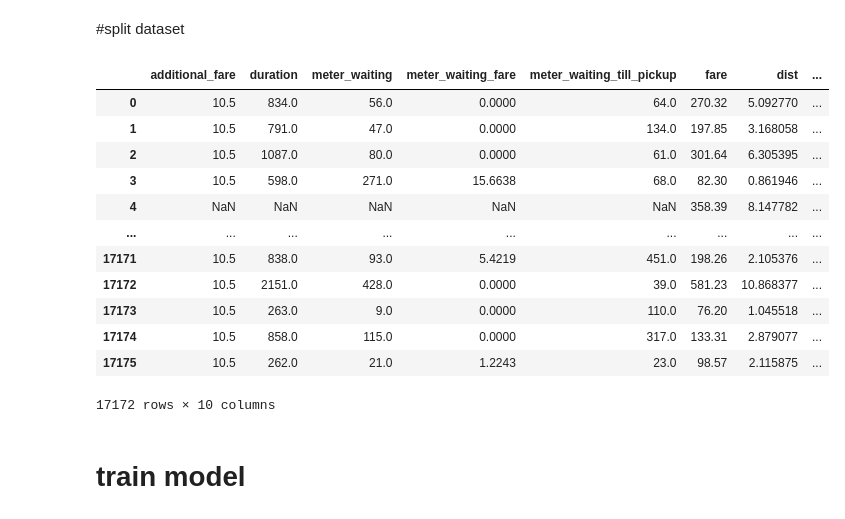
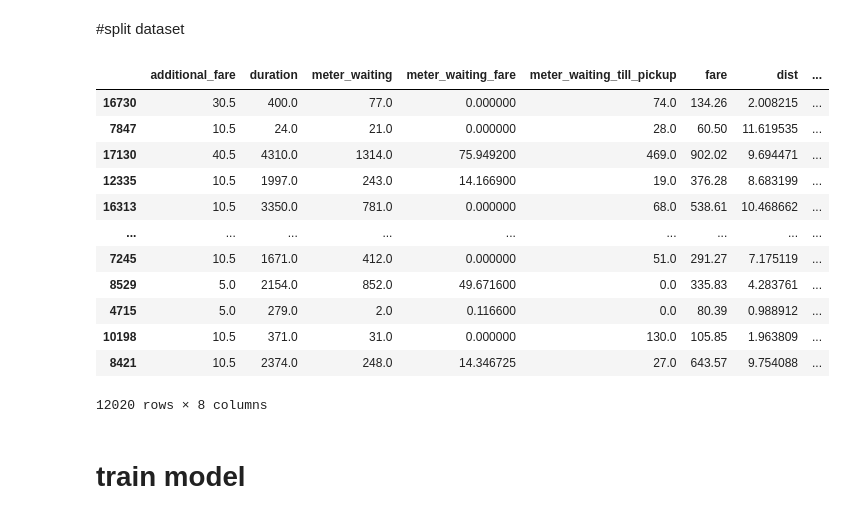
Before and after one commit to Dhananjana97/ML-Ride-Fair, a Jupyter notebook: fare_per_dist,time_type.ipynb, the cells around one changed output. Cells and saved outputs as stored; diff of their text form; code cells hidden in the pictures.

```diff
--- a/fare_per_dist,time_type.ipynb
+++ b/fare_per_dist,time_type.ipynb
@@ -181,0 +168,3 @@ getDistance(features_df)
+# %%
+features_df=train_df
+getDistance(features_df)
@@ -412,3 +377,0 @@ get_pickup_hour(features_df)
-# %%
-features_df['pickup_hour']=get_pickup_hour(features_df)
-features_df
@@ -458,8 +380,8 @@ features_df.groupby('pickup_hour').mean()
 # %% [markdown]
 # Define featues
 # %%
-features=['additional_fare','duration','meter_waiting','meter_waiting_fare','meter_waiting_till_pickup','fare','dist','Fare_per_dist','Fare_per_min','pickup_hour']
-num_features=['additional_fare','duration','meter_waiting','meter_waiting_fare','meter_waiting_till_pickup','fare','dist','Fare_per_dist','Fare_per_min','pickup_hour']
+features=['additional_fare','duration','meter_waiting','meter_waiting_fare','meter_waiting_till_pickup','fare','dist','Fare_per_min','Fare_per_dist']
+num_features=['additional_fare','duration','meter_waiting','meter_waiting_fare','meter_waiting_till_pickup','fare','dist','Fare_per_min','Fare_per_dist']
 # cat_features=['Time_type']
 # %%
 final_features_df=features_df[features]
@@ -625,25 +516,25 @@ rf_random.get_params()
 # %%
 X_train, X_eval, y_train, y_eval = train_test_split(
     final_features_df,
     labels_df,
     test_size=0.3,
     shuffle=True,
     random_state=6
 )
-final_features_df
+X_train
 # %% [output]
 |  | additional_fare | duration | meter_waiting | meter_waiting_fare | meter_waiting_till_pickup | fare | dist | ... |
-| 0 | 10.5 | 834.0 | 56.0 | 0.0000 | 64.0 | 270.32 | 5.092770 | ... |
-| 1 | 10.5 | 791.0 | 47.0 | 0.0000 | 134.0 | 197.85 | 3.168058 | ... |
-| 2 | 10.5 | 1087.0 | 80.0 | 0.0000 | 61.0 | 301.64 | 6.305395 | ... |
-| 3 | 10.5 | 598.0 | 271.0 | 15.6638 | 68.0 | 82.30 | 0.861946 | ... |
-| 4 | NaN | NaN | NaN | NaN | NaN | 358.39 | 8.147782 | ... |
+| 16730 | 30.5 | 400.0 | 77.0 | 0.000000 | 74.0 | 134.26 | 2.008215 | ... |
+| 7847 | 10.5 | 24.0 | 21.0 | 0.000000 | 28.0 | 60.50 | 11.619535 | ... |
+| 17130 | 40.5 | 4310.0 | 1314.0 | 75.949200 | 469.0 | 902.02 | 9.694471 | ... |
+| 12335 | 10.5 | 1997.0 | 243.0 | 14.166900 | 19.0 | 376.28 | 8.683199 | ... |
+| 16313 | 10.5 | 3350.0 | 781.0 | 0.000000 | 68.0 | 538.61 | 10.468662 | ... |
 | ... | ... | ... | ... | ... | ... | ... | ... | ... |
-| 17171 | 10.5 | 838.0 | 93.0 | 5.4219 | 451.0 | 198.26 | 2.105376 | ... |
-| 17172 | 10.5 | 2151.0 | 428.0 | 0.0000 | 39.0 | 581.23 | 10.868377 | ... |
-| 17173 | 10.5 | 263.0 | 9.0 | 0.0000 | 110.0 | 76.20 | 1.045518 | ... |
-| 17174 | 10.5 | 858.0 | 115.0 | 0.0000 | 317.0 | 133.31 | 2.879077 | ... |
-| 17175 | 10.5 | 262.0 | 21.0 | 1.2243 | 23.0 | 98.57 | 2.115875 | ... |
+| 7245 | 10.5 | 1671.0 | 412.0 | 0.000000 | 51.0 | 291.27 | 7.175119 | ... |
+| 8529 | 5.0 | 2154.0 | 852.0 | 49.671600 | 0.0 | 335.83 | 4.283761 | ... |
+| 4715 | 5.0 | 279.0 | 2.0 | 0.116600 | 0.0 | 80.39 | 0.988912 | ... |
+| 10198 | 10.5 | 371.0 | 31.0 | 0.000000 | 130.0 | 105.85 | 1.963809 | ... |
+| 8421 | 10.5 | 2374.0 | 248.0 | 14.346725 | 27.0 | 643.57 | 9.754088 | ... |
-17172 rows × 10 columns
+12020 rows × 8 columns
 # %% [markdown]
 # train model
```
Also changed, not shown: parts of 33 cells of this notebook.
